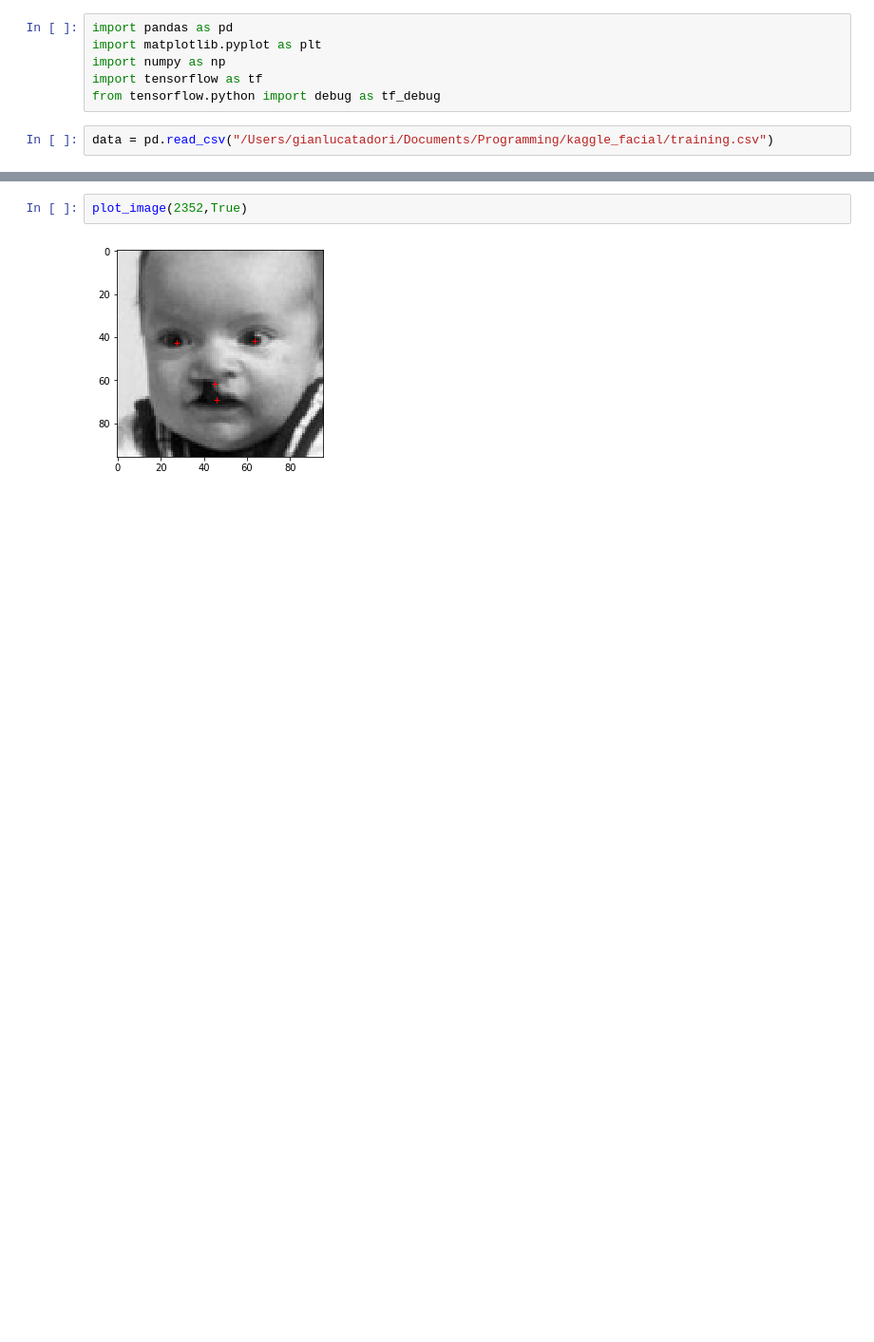
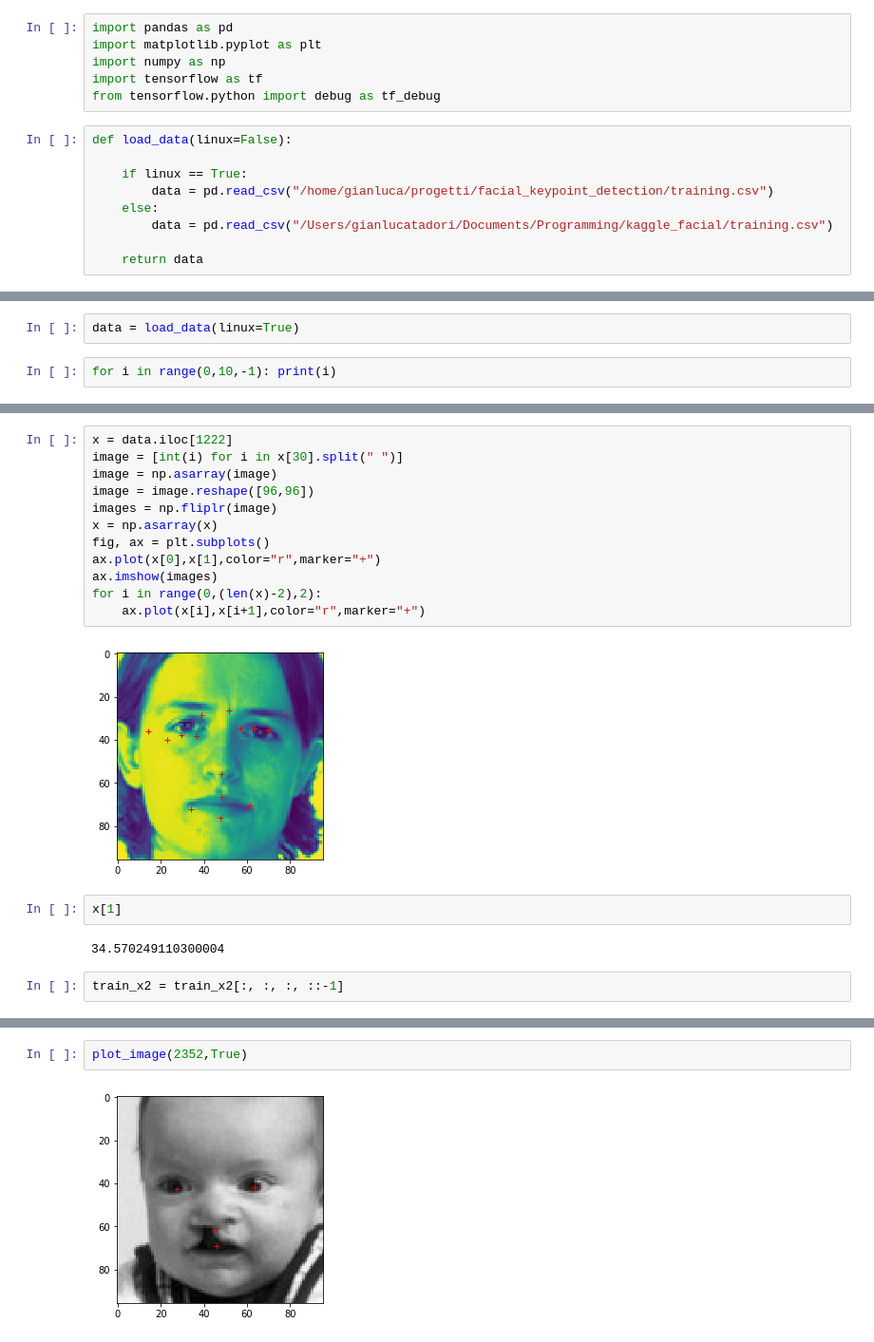
Before and after one commit to aurelius23/facial_keypoint_detection, a Jupyter notebook: facial.ipynb, the cells around one changed output, grey strips where cells are left out. Shown at 95% size. Cells and saved outputs as stored; diff of their text form; blank space fills up the shorter version.

```diff
--- a/facial.ipynb
+++ b/facial.ipynb
@@ -5,4 +5,11 @@ import numpy as np
 import tensorflow as tf
 from tensorflow.python import debug as tf_debug
 # %%
-data = pd.read_csv("/Users/gianlucatadori/Documents/Programming/kaggle_facial/training.csv")
+def load_data(linux=False):
+
+    if linux == True:
+        data = pd.read_csv("/home/gianluca/progetti/facial_keypoint_detection/training.csv")
+    else:
+        data = pd.read_csv("/Users/gianlucatadori/Documents/Programming/kaggle_facial/training.csv")
+
+    return data
@@ -10,0 +16,4 @@ data = pd.read_csv("/Users/gianlucatadori/Documents/Programming/kaggle_facial/tr
+# %%
+data = load_data(linux=True)
+# %%
+for i in range(0,10,-1): print(i)
@@ -10,0 +40,20 @@ data = pd.read_csv("/Users/gianlucatadori/Documents/Programming/kaggle_facial/tr
+# %%
+x = data.iloc[1222]
+image = [int(i) for i in x[30].split(" ")]
+image = np.asarray(image)
+image = image.reshape([96,96])
+images = np.fliplr(image)
+x = np.asarray(x)
+fig, ax = plt.subplots()
+ax.plot(x[0],x[1],color="r",marker="+")
+ax.imshow(images)
+for i in range(0,(len(x)-2),2):
+    ax.plot(x[i],x[i+1],color="r",marker="+")
+# %% [output]
+[figure, added]
+# %%
+x[1]
+# %% [output]
+34.570249110300004
+# %%
+train_x2 = train_x2[:, :, :, ::-1]
```
Also changed, not shown: parts of 28 cells of this notebook.
